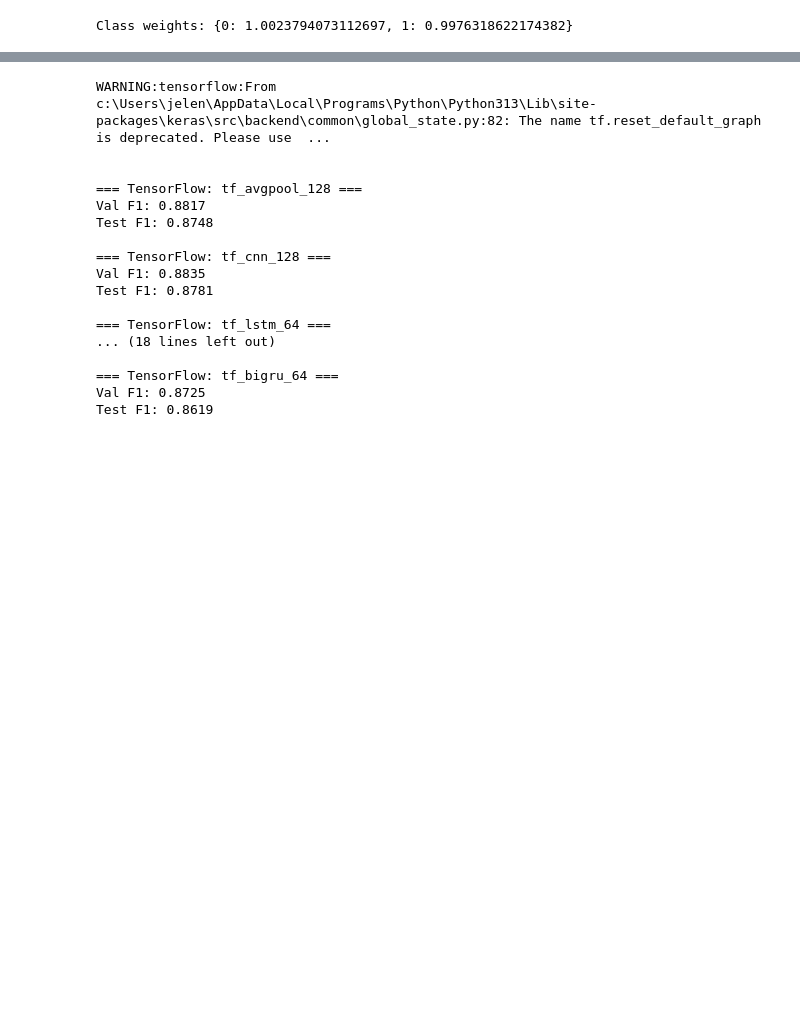
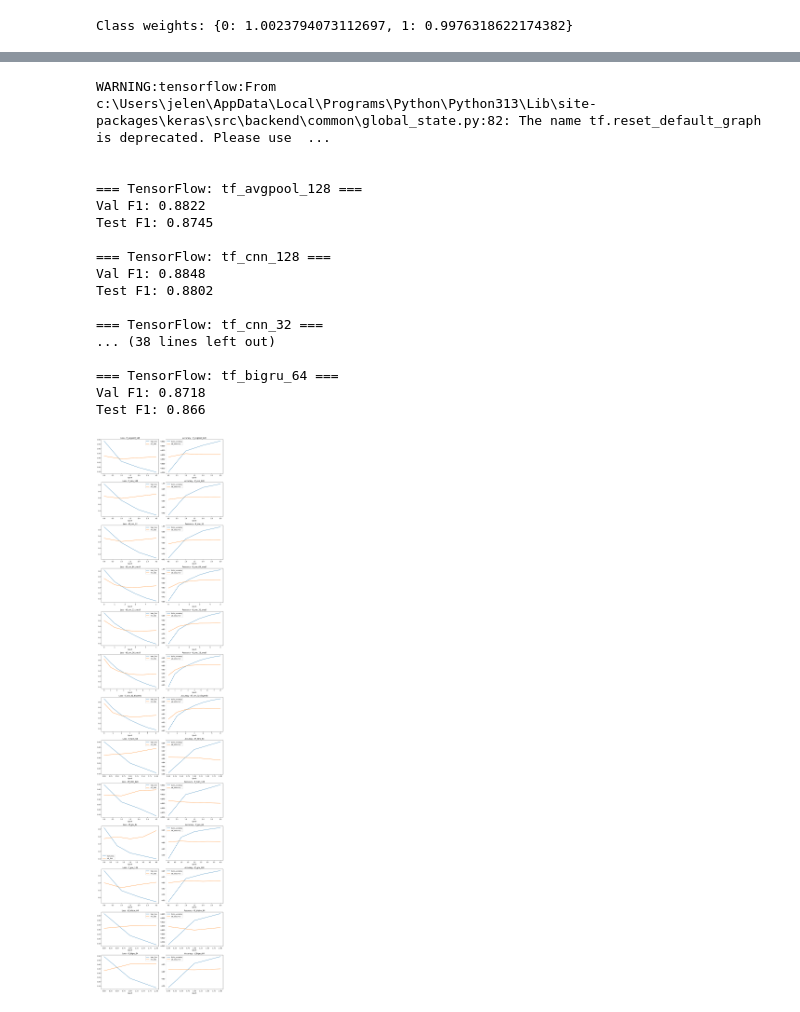
Before and after one commit to anastasijasavov/machine-learning, a Jupyter notebook: notebooks/movies.ipynb, the cells around one changed output, grey strips where cells are left out. Cells and saved outputs as stored; diff of their text form; code cells hidden in the pictures; blank space fills up the shorter version.

```diff
--- a/notebooks/movies.ipynb
+++ b/notebooks/movies.ipynb
@@ -690,7 +716,15 @@ def build_bigru(vocab_size, max_len, emb_dim=128, units=64, drop=0.4, lr=5e-4):
 
 tf_setups = [
     {"name": "tf_avgpool_128", "builder": build_avg_pool, "params": {"emb_dim": 128, "dense_units": 64, "drop": 0.3, "lr": 1e-3}, "epochs": 10, "batch_size": 128},
+
     {"name": "tf_cnn_128", "builder": build_cnn, "params": {"emb_dim": 128, "filters": 128, "kernel_size": 5, "drop": 0.5, "lr": 1e-3}, "epochs": 10, "batch_size": 128},
+    {"name": "tf_cnn_32", "builder": build_cnn, "params": {"emb_dim": 128, "filters": 32, "kernel_size": 5, "drop": 0.5, "lr": 1e-3}, "epochs": 10, "batch_size": 128},
+
+    {"name": "tf_cnn_64_small", "builder": build_cnn, "params": {"emb_dim": 64, "filters": 64, "kernel_size": 3, "drop": 0.6, "lr": 5e-4}, "epochs": 10, "batch_size": 128},
+    {"name": "tf_cnn_32_small", "builder": build_cnn, "params": {"emb_dim": 64, "filters": 32, "kernel_size": 3, "drop": 0.6, "lr": 5e-4}, "epochs": 10, "batch_size": 128},
+    {"name": "tf_cnn_16_small", "builder": build_cnn, "params": {"emb_dim": 64, "filters": 16, "kernel_size": 3, "drop": 0.7, "lr": 3e-4}, "epochs": 10, "batch_size": 128},
+    {"name": "tf_cnn_32_tinyemb", "builder": build_cnn, "params": {"emb_dim": 32, "filters": 32, "kernel_size": 3, "drop": 0.6, "lr": 5e-4}, "epochs": 10, "batch_size": 128},
+
     {"name": "tf_lstm_64", "builder": build_lstm, "params": {"emb_dim": 128, "units": 64, "drop": 0.4, "lr": 5e-4}, "epochs": 10, "batch_size": 64},
     {"name": "tf_lstm_128", "builder": build_lstm, "params": {"emb_dim": 128, "units": 128, "drop": 0.4, "lr": 5e-4}, "epochs": 10, "batch_size": 64},
     {"name": "tf_gru_64", "builder": build_gru, "params": {"emb_dim": 128, "units": 64, "drop": 0.4, "lr": 5e-4}, "epochs": 10, "batch_size": 64},
@@ -726,8 +760,8 @@ for cfg in tf_setups:
     test_scores = model.predict(X_test_pad, verbose=0).ravel()
     test_pred = (test_scores >= best_thr).astype(int)
 
-    val_metrics = compute_metrics(y_val_np, val_pred)
-    test_metrics = compute_metrics(y_test_np, test_pred)
+    val_metrics = compute_metrics_hf(y_val_np, val_pred)
+    test_metrics = compute_metrics_hf(y_test_np, test_pred)
 
     row = {
         "family": "tensorflow",
@@ -757,17 +791,50 @@ WARNING:tensorflow:From c:\Users\jelen\AppData\Local\Programs\Python\Python313\L
 
 
 === TensorFlow: tf_avgpool_128 ===
-Val F1: 0.8817
-Test F1: 0.8748
+Val F1: 0.8822
+Test F1: 0.8745
 
 === TensorFlow: tf_cnn_128 ===
-Val F1: 0.8835
-Test F1: 0.8781
+Val F1: 0.8848
+Test F1: 0.8802
 
-=== TensorFlow: tf_lstm_64 ===
-... (18 lines left out)
+=== TensorFlow: tf_cnn_32 ===
+... (38 lines left out)
 
 === TensorFlow: tf_bigru_64 ===
-Val F1: 0.8725
-Test F1: 0.8619
+Val F1: 0.8718
+Test F1: 0.866
+# %%
+import matplotlib.pyplot as plt
+
+tf_models_with_history = {
+    name: entry for name, entry in trained_models.items()
+    if entry["family"] == "tensorflow" and "history" in entry
+}
+
+n = len(tf_models_with_history)
+if n > 0:
+    fig, axes = plt.subplots(n, 2, figsize=(12, 4 * n))
+    if n == 1:
+        axes = [axes]
+
+    for i, (name, entry) in enumerate(tf_models_with_history.items()):
+        hist = entry["history"]
+
+        axes[i][0].plot(hist.get("loss", []), label="train_loss")
+        axes[i][0].plot(hist.get("val_loss", []), label="val_loss")
+        axes[i][0].set_title(f"Loss - {name}")
+        axes[i][0].set_xlabel("Epoch")
+        axes[i][0].legend()
+
+        axes[i][1].plot(hist.get("accuracy", []), label="train_accuracy")
+        axes[i][1].plot(hist.get("val_accuracy", []), label="val_accuracy")
+        axes[i][1].set_title(f"Accuracy - {name}")
+        axes[i][1].set_xlabel("Epoch")
+        axes[i][1].legend()
+
+    plt.tight_layout()
+    plt.show()
+# %% [output]
+[figure, added]
 # %%
```
Also changed, not shown: parts of 25 cells of this notebook.
